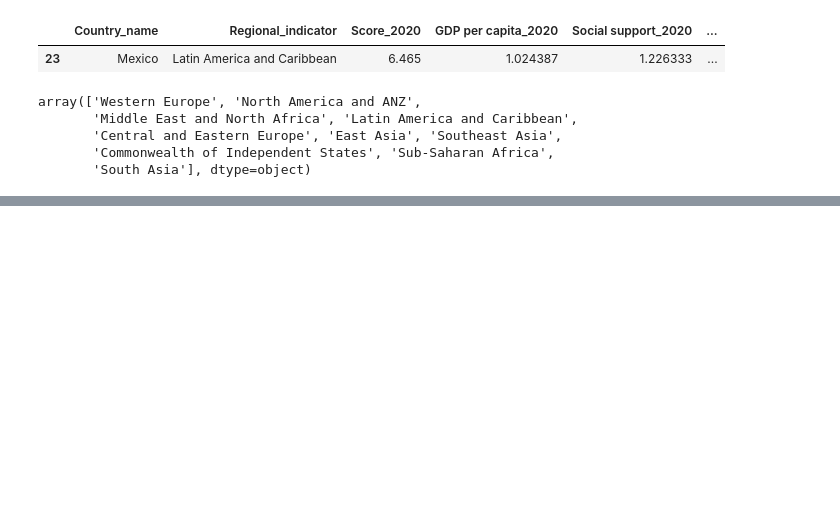
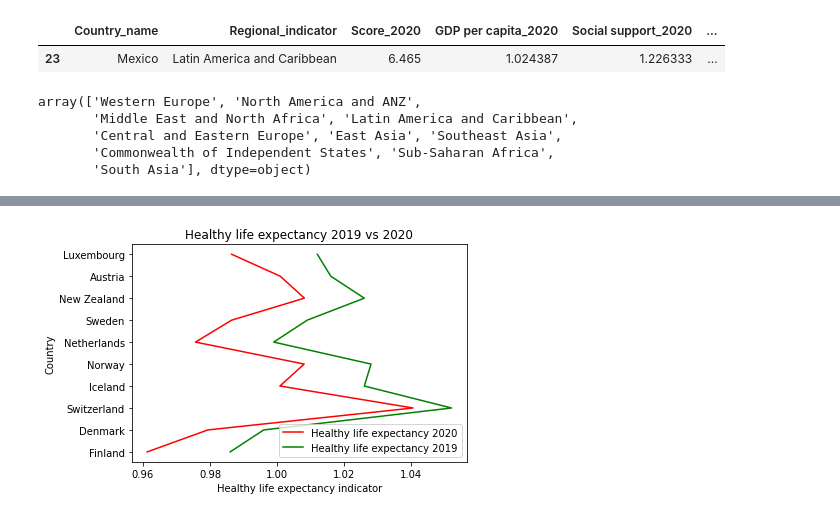
Before and after one commit to paoestefan/Proyect-Gamma, a Jupyter notebook: Happy code.ipynb, the cells around one changed output, grey strips where cells are left out. Cells and saved outputs as stored; diff of their text form; code cells hidden in the pictures; blank space fills up the shorter version.

```diff
--- a/Happy code.ipynb
+++ b/Happy code.ipynb
@@ -261,3 +261,9 @@ Regional_df
 | Southeast Asia | 5.383367 | 0.890821 | 1.191915 | 0.702408 | ... |
 | Sub-Saharan Africa | 4.383495 | 0.437448 | 0.856232 | 0.356113 | ... |
 | Western Europe | 6.899219 | 1.300418 | 1.402224 | 0.995932 | ... |
+# %%
+#Healthy life expectancy changes for 19, 2020
+
+
+healthy = merge_df.loc[:, ["Country_name", "Healthy life expectancy_2020","Healthy life expectancy_2019"]]
+healthy.head(10)
@@ -263,0 +282,25 @@ Regional_df
+# %%
+twenty= healthy['Healthy life expectancy_2020'].head(10)
+nineteen= healthy['Healthy life expectancy_2019'].head(10)
+country= healthy ['Country_name'].head(10)
+# %%
+# Create a list of the years that we will use as our x axis
+years = ["2020","2019"]
+
+# Plot our line that will be used to track a wrestler's wins over the years
+plt.plot(twenty, country, color="red", label="Healthy life expectancy 2020")
+
+# Plot our line that will be used to track a wrestler's losses over the years
+plt.plot(nineteen, country, color="green", label="Healthy life expectancy 2019")
+
+# Place a legend on the chart in what matplotlib believes to be the "best" location
+plt.legend(loc="best")
+
+plt.xlabel("Healthy life expectancy indicator")
+plt.ylabel("Country")
+plt.title("Healthy life expectancy 2019 vs 2020")
+
+# Print our chart to the screen
+plt.show()
+# %% [output]
+[figure, added]
```
Also changed, not shown: parts of 14 cells of this notebook, 4 other files.
